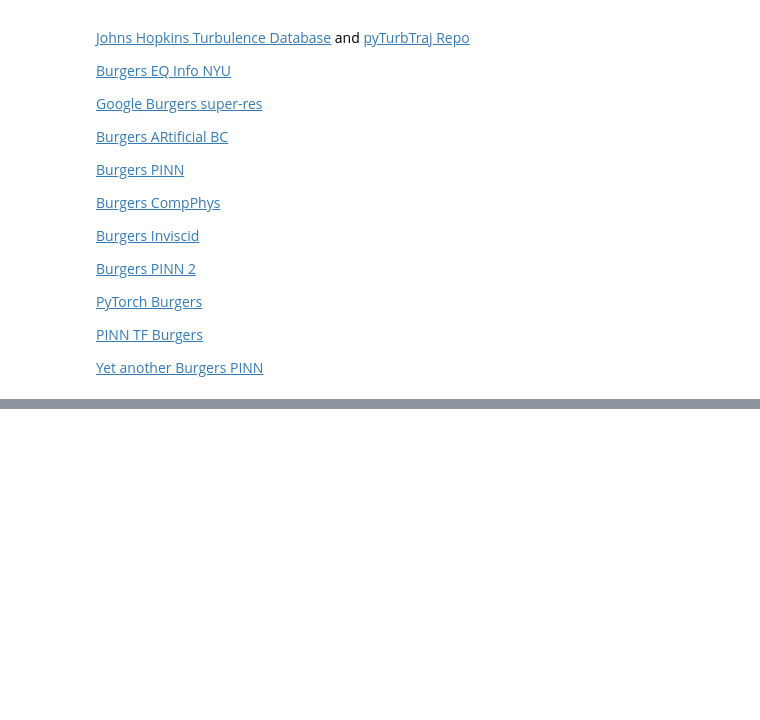
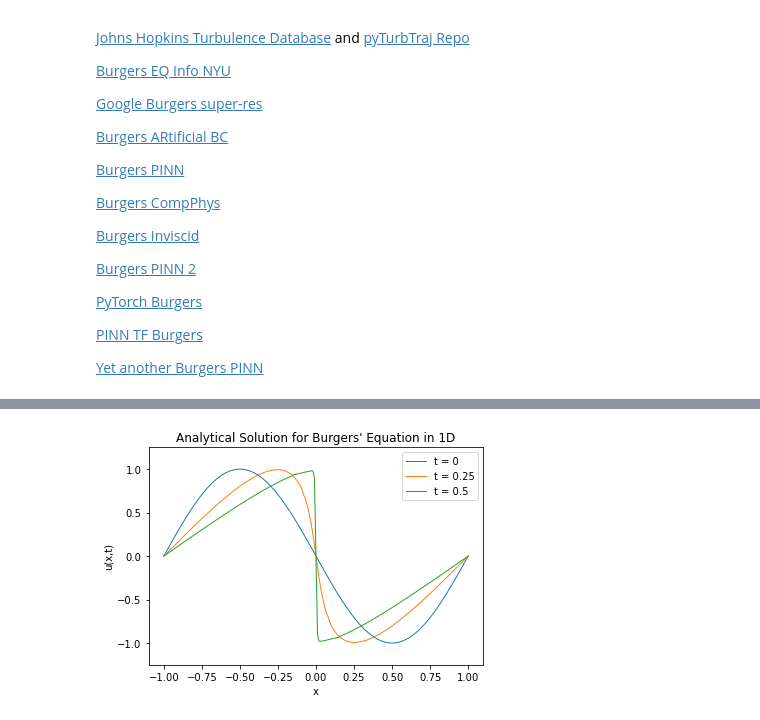
Before and after one commit to rajgark/COLSA-PySINDy, a Jupyter notebook: KortewegDeVries_COLSA.ipynb, the cells around one changed output, grey strips where cells are left out. Saved outputs shown, nothing was run; the diff lists cells and outputs as text; code cells hidden in the pictures; blank space fills up the shorter version.

```diff
--- a/KortewegDeVries_COLSA.ipynb
+++ b/KortewegDeVries_COLSA.ipynb
@@ -636,0 +828,4 @@ Supplemental:
+# %%
+plot_anal()
+# %% [output]
+[figure, added]
```
Also changed, not shown: parts of 22 cells of this notebook.
